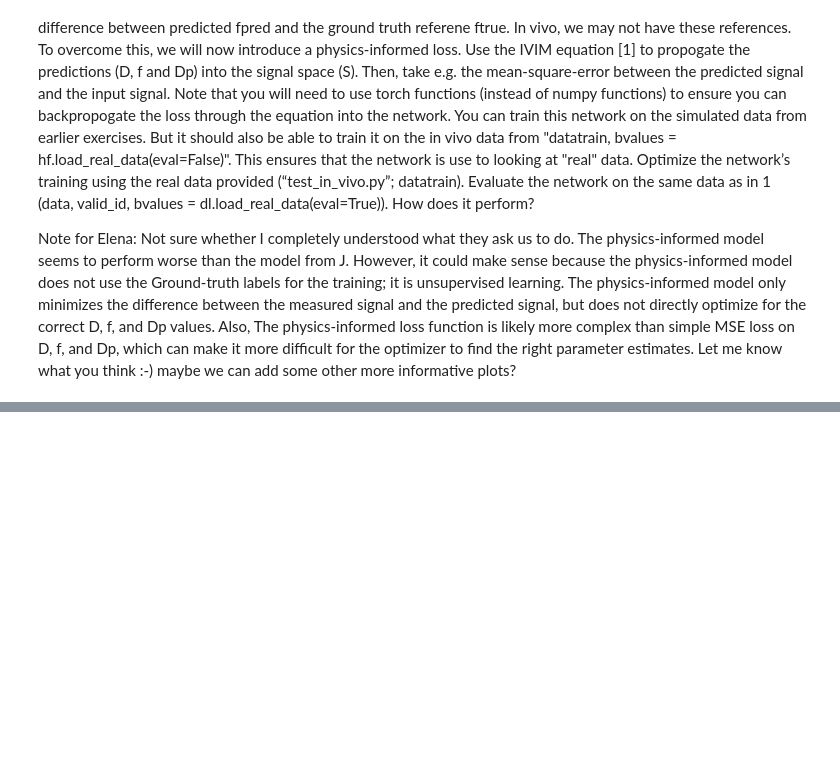
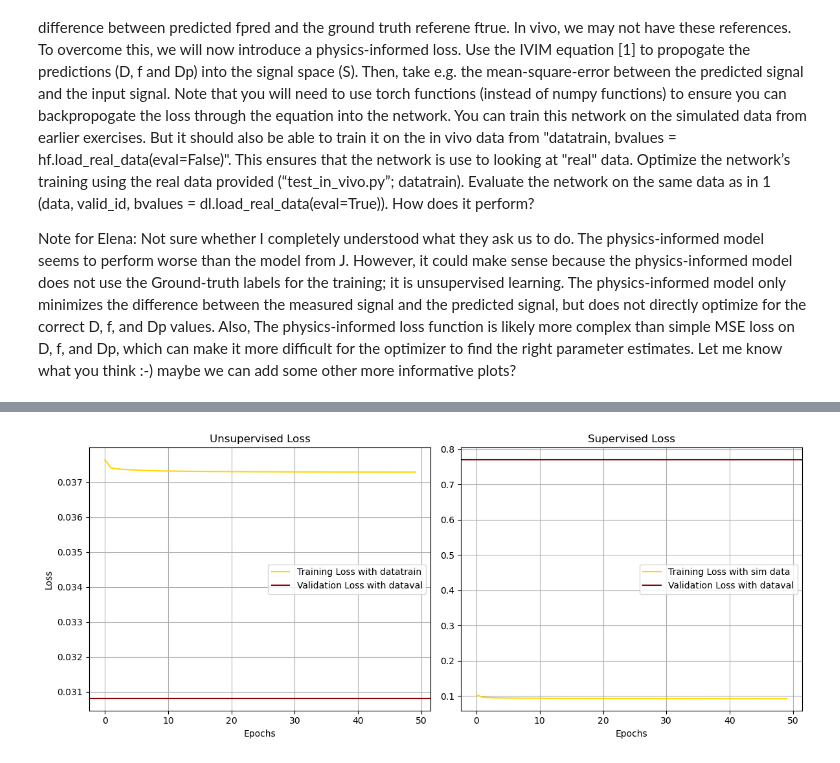
Before and after one commit to zoeazra/AI4MedicalImaging, a Jupyter notebook: Assignment 1/exercise_1.ipynb, the cells around one changed output, grey strips where cells are left out. Saved outputs shown, nothing was run; the diff lists cells and outputs as text; code cells hidden in the pictures; blank space fills up the shorter version.

```diff
--- a/Assignment 1/exercise_1.ipynb
+++ b/Assignment 1/exercise_1.ipynb
@@ -1637,0 +1634,23 @@ KeyboardInterrupt:
+# %%
+fig, axes = plt.subplots(1, 2, figsize=(12, 5), sharex=True)
+# Unsupervised loss plot
+axes[0].plot(range(epochs), train_losses, label='Training Loss with datatrain', color='gold')
+axes[0].axhline(y=val_losses[-1], label='Validation Loss with dataval', color='darkred')
+axes[0].set_title('Unsupervised Loss')
+axes[0].set_xlabel('Epochs')
+axes[0].set_ylabel('Loss')
+axes[0].legend()
+axes[0].grid(True)
+
+# Supervised loss plot
+axes[1].plot(range(epochs), train_total_loss, label='Training Loss with sim data', color='gold')
+axes[1].axhline(y=val_loss_k, label='Validation Loss with dataval', color='darkred')
+axes[1].set_title('Supervised Loss')
+axes[1].set_xlabel('Epochs')
+axes[1].legend()
+axes[1].grid(True)
+
+plt.tight_layout()
+plt.show()
+# %% [output]
+[figure, added]
```
Also changed, not shown: parts of 9 cells of this notebook, 2 other files.
